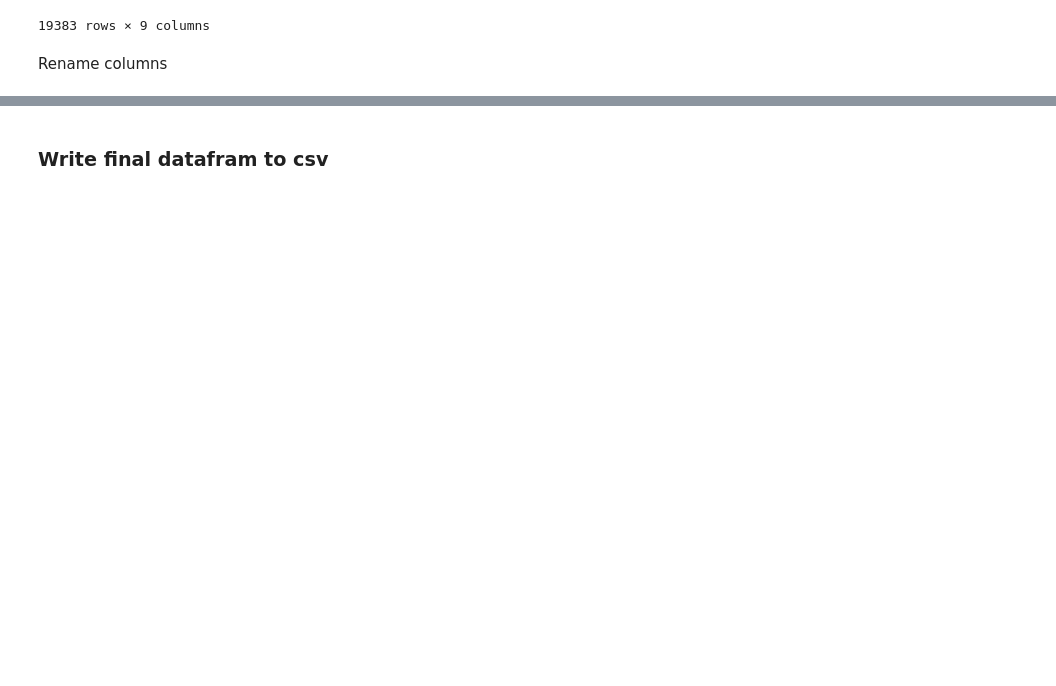
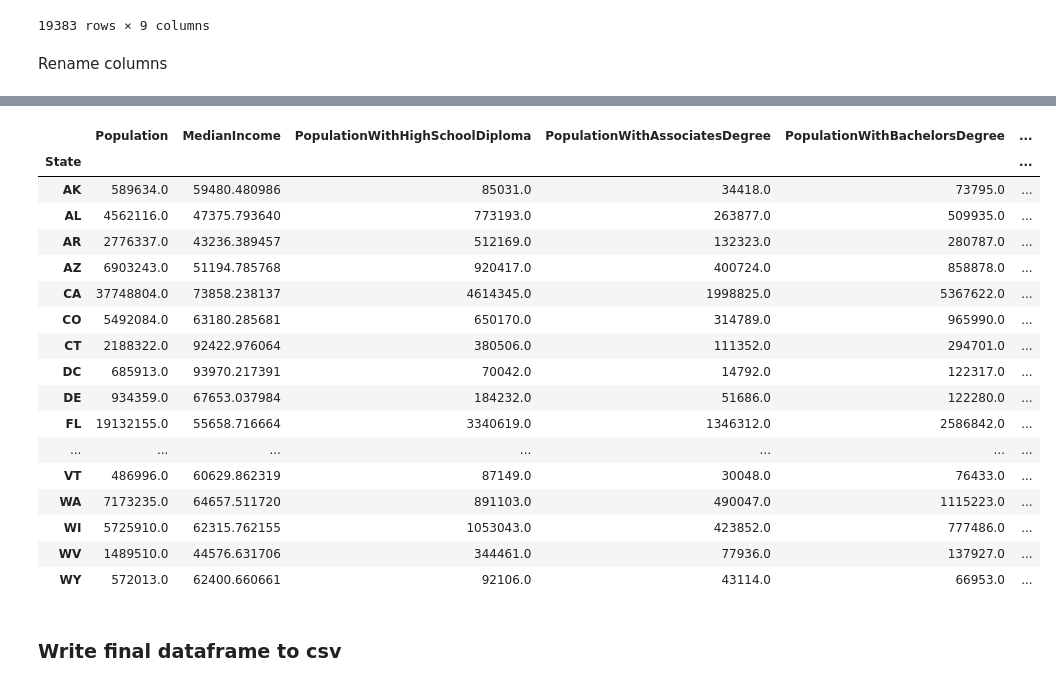
Before and after one commit to jacobdv/snuffleupagusses, a Jupyter notebook: census_transform.ipynb, the cells around one changed output, grey strips where cells are left out. Cells and saved outputs as stored; diff of their text form; code cells hidden in the pictures; blank space fills up the shorter version.

Commit message:
created new dataframes

```diff
--- a/census_transform.ipynb
+++ b/census_transform.ipynb
@@ -11,7 +11,7 @@ from config import api_key
 # %% [markdown]
 ### Read in interenet data csv to and create dataframe
 # %%
-internet_data = pd.read_csv("assets/data/internet2020.csv")
+internet_data = pd.read_csv("static/data/internet2020.csv")
 internet_df = pd.DataFrame(internet_data)
 internet_df
 # %% [output]
@@ -34,7 +34,7 @@ internet_df
 Create dataframe, rename columns, combine "city" and "state" columns, reduce dataframe.
 # %%
 
-zip_data = pd.read_csv("assets/data/uszips.csv", usecols=["zip", "city", "state_id"])
+zip_data = pd.read_csv("static/data/uszips.csv", usecols=["zip", "city", "state_id"])
 zip_df = pd.DataFrame(zip_data)
 zip_df.rename(columns={"state_id": "State", "city": "City", "zip": "Zipcode"}, inplace=True)
 zip_df["name"] = zip_df["City"] + ", " + zip_df["State"]
@@ -239,0 +240,12 @@ internet_final
+# %%
+internet_final[['city', 'State']] = internet_final['City'].str.split(', ', expand=True)
+cities_df = internet_final.drop(columns=['City'])
+cities_df = cities_df[['city', 'State', 'Population', 'MedianIncome', 'PopulationWithHighSchoolDiploma',
+                'PopulationWithAssociatesDegree', 'PopulationWithBachelorsDegree',
+                'PopulationWithHighSpeedInternet', 'Latitude', 'Longitude']]
+cities_df = cities_df.rename(columns={'city': 'City'})
+cities_df = cities_df[cities_df.State != 'PR']
+cities_df['PopulationWithHighSpeedInternet'] = cities_df['PopulationWithHighSpeedInternet'].astype(float)
+# cities_df.State.unique()
+# cities_df.dtypes
+cities_df
@@ -240,3 +266,50 @@ internet_final
+# %%
+states_combined = cities_df
+# find different states (and D.C.)
+state_list_df = states_combined.groupby(['State'])
+# Get Population of each state
+state_pop = state_list_df['Population'].sum()
+# Get Median Income of each state
+state_med_income = state_list_df['MedianIncome'].mean()
+# Get Population w/ HS Diploma for each state
+state_hs_diploma = state_list_df['PopulationWithHighSchoolDiploma'].sum()
+# Get Population w/ Associates Degree for each state
+state_associates = state_list_df['PopulationWithAssociatesDegree'].sum()
+# Get Population w/ Bachelor's Degree for each state
+state_bachelors = state_list_df['PopulationWithBachelorsDegree'].sum()
+# # Get Population w/ High Speed Internet for each state
+state_highspeed_internet = state_list_df['PopulationWithHighSpeedInternet'].sum()
+
+# Create new Dataframe
+states_df = pd.DataFrame({
+    'Population': state_pop,
+    'MedianIncome': state_med_income,
+    'PopulationWithHighSchoolDiploma': state_hs_diploma,
+    'PopulationWithAssociatesDegree': state_associates,
+    'PopulationWithBachelorsDegree': state_bachelors,
+    'PopulationWithHighSpeedInternet': state_highspeed_internet
+})
+
+states_df
+# %% [output]
+|  | Population | MedianIncome | PopulationWithHighSchoolDiploma | PopulationWithAssociatesDegree | PopulationWithBachelorsDegree | ... |
+| State |  |  |  |  |  | ... |
+| AK | 589634.0 | 59480.480986 | 85031.0 | 34418.0 | 73795.0 | ... |
+| AL | 4562116.0 | 47375.793640 | 773193.0 | 263877.0 | 509935.0 | ... |
+| AR | 2776337.0 | 43236.389457 | 512169.0 | 132323.0 | 280787.0 | ... |
+| AZ | 6903243.0 | 51194.785768 | 920417.0 | 400724.0 | 858878.0 | ... |
+| CA | 37748804.0 | 73858.238137 | 4614345.0 | 1998825.0 | 5367622.0 | ... |
+| CO | 5492084.0 | 63180.285681 | 650170.0 | 314789.0 | 965990.0 | ... |
+| CT | 2188322.0 | 92422.976064 | 380506.0 | 111352.0 | 294701.0 | ... |
+| DC | 685913.0 | 93970.217391 | 70042.0 | 14792.0 | 122317.0 | ... |
+| DE | 934359.0 | 67653.037984 | 184232.0 | 51686.0 | 122280.0 | ... |
+| FL | 19132155.0 | 55658.716664 | 3340619.0 | 1346312.0 | 2586842.0 | ... |
+| ... | ... | ... | ... | ... | ... | ... |
+| VT | 486996.0 | 60629.862319 | 87149.0 | 30048.0 | 76433.0 | ... |
+| WA | 7173235.0 | 64657.511720 | 891103.0 | 490047.0 | 1115223.0 | ... |
+| WI | 5725910.0 | 62315.762155 | 1053043.0 | 423852.0 | 777486.0 | ... |
+| WV | 1489510.0 | 44576.631706 | 344461.0 | 77936.0 | 137927.0 | ... |
+| WY | 572013.0 | 62400.660661 | 92106.0 | 43114.0 | 66953.0 | ... |
 # %% [markdown]
-### Write final datafram to csv
+### Write final dataframe to csv
 # %%
```
Also changed, not shown: parts of 3 cells of this notebook, 2 other files.
